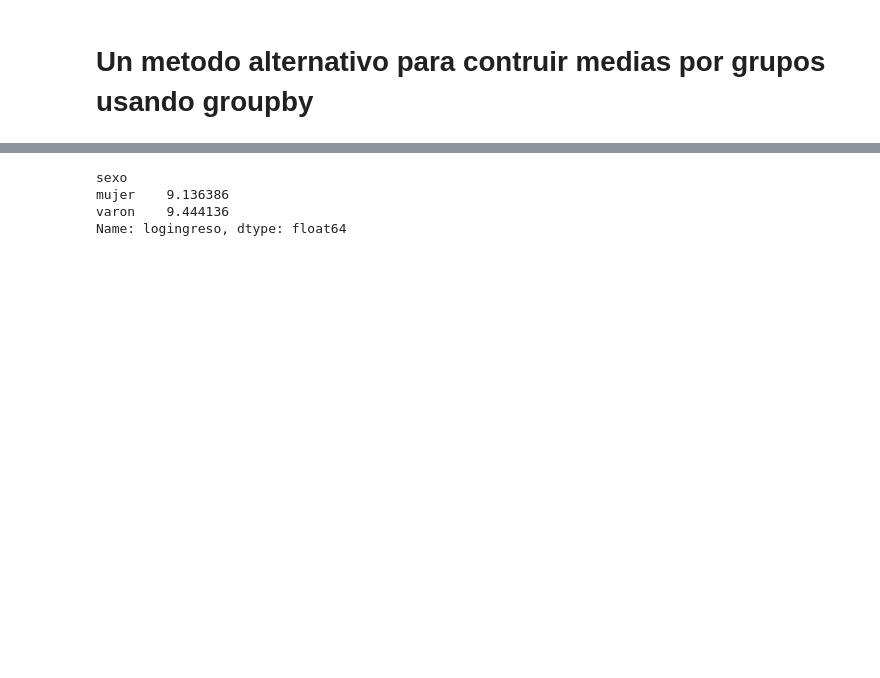
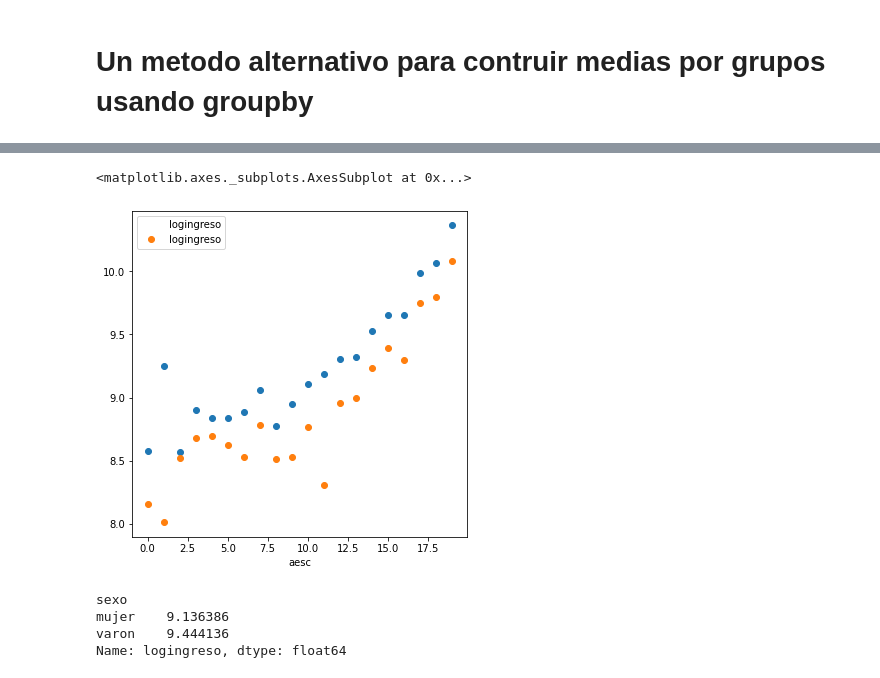
Before and after one commit to rpasquini/herramientas-econometricas-2022, a Jupyter notebook: CEF.ipynb, the cells around one changed output, grey strips where cells are left out. Cells and saved outputs as stored; diff of their text form; code cells hidden in the pictures; blank space fills up the shorter version.

```diff
--- a/CEF.ipynb
+++ b/CEF.ipynb
@@ -482,3 +413,13 @@ df.groupby(by='sexo').mean()
+# %%
+dfporgrupo=df.groupby(by=['sexo','aesc'],as_index=False)['logingreso'].mean()
+# %%
+#Como hacer un grafico crossplot
+
+primergrafico=dfporgrupo.loc[(dfporgrupo['aesc']!=99)& (dfporgrupo['sexo']=='varon')].plot(x='aesc',y='logingreso', style='o')
+dfporgrupo.loc[(dfporgrupo['aesc']!=99) & (dfporgrupo['sexo']=='mujer')].plot(x='aesc',y='logingreso', style='o', ax=primergrafico)
+# %% [output]
+<matplotlib.axes._subplots.AxesSubplot at 0x...>
+[figure, added]
 # %%
 df.groupby(by='sexo')['logingreso'].mean()
 # %% [output]
```
Also changed, not shown: parts of 41 cells of this notebook.
